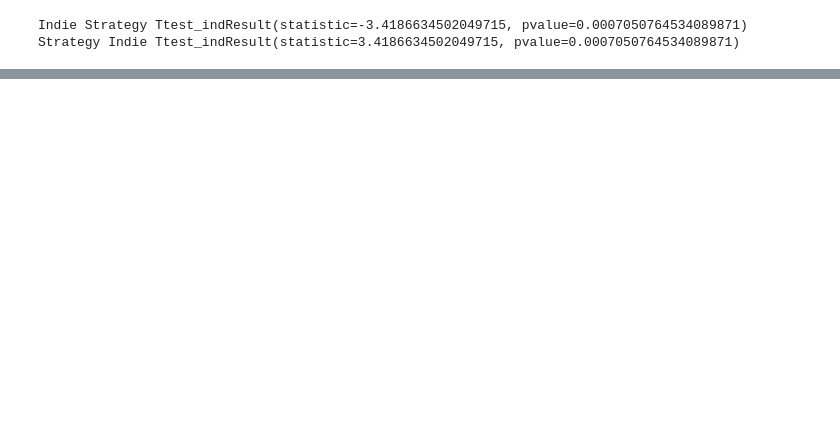
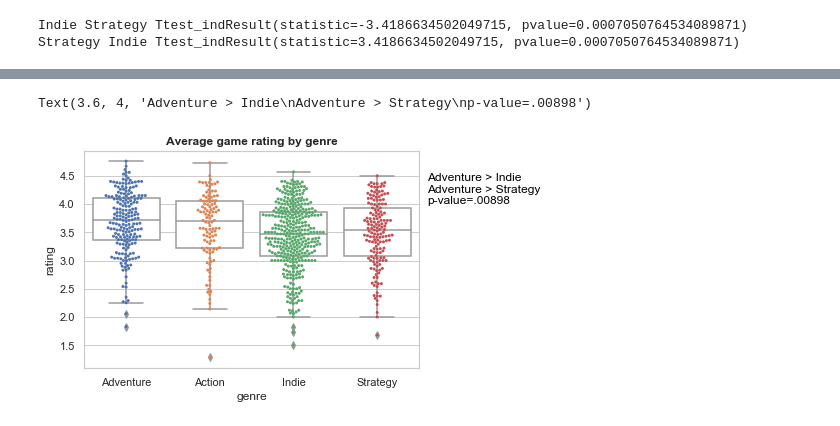
Before and after one commit to Rishi0406/project_1, a Jupyter notebook: game_genre.ipynb, the cells around one changed output, grey strips where cells are left out. Cells and saved outputs as stored; diff of their text form; code cells hidden in the pictures; blank space fills up the shorter version.

```diff
--- a/game_genre.ipynb
+++ b/game_genre.ipynb
@@ -194,0 +259,12 @@ Strategy Indie Ttest_indResult(statistic=3.4186634502049715, pvalue=0.0007050764
+# %%
+import seaborn as sns
+
+sns.set(style="whitegrid")
+sns.despine()
+fig1=sns.swarmplot("genre","rating", data=genre_df_short,size=3)
+fig1=sns.boxplot("genre","rating", data=genre_df_short,color="white")
+fig1.set_title("Average game rating by genre",fontweight="bold")
+fig1.text(3.6,4,"Adventure > Indie\nAdventure > Strategy\np-value=.00898", horizontalalignment="left", size="medium", color='black')
+# %% [output]
+Text(3.6, 4, 'Adventure > Indie\nAdventure > Strategy\np-value=.00898')
+[figure, added]
```
Also changed, not shown: parts of 7 cells of this notebook, 5 other files.
